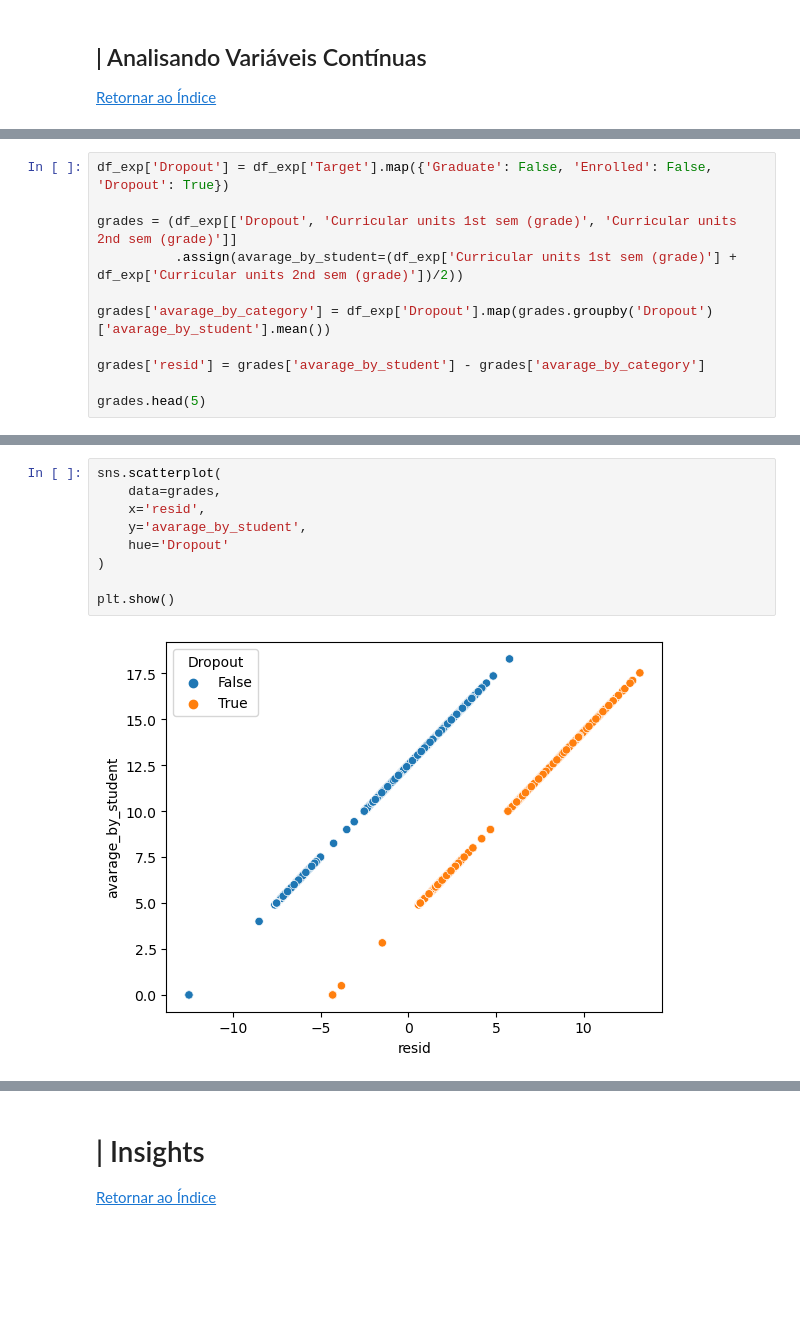
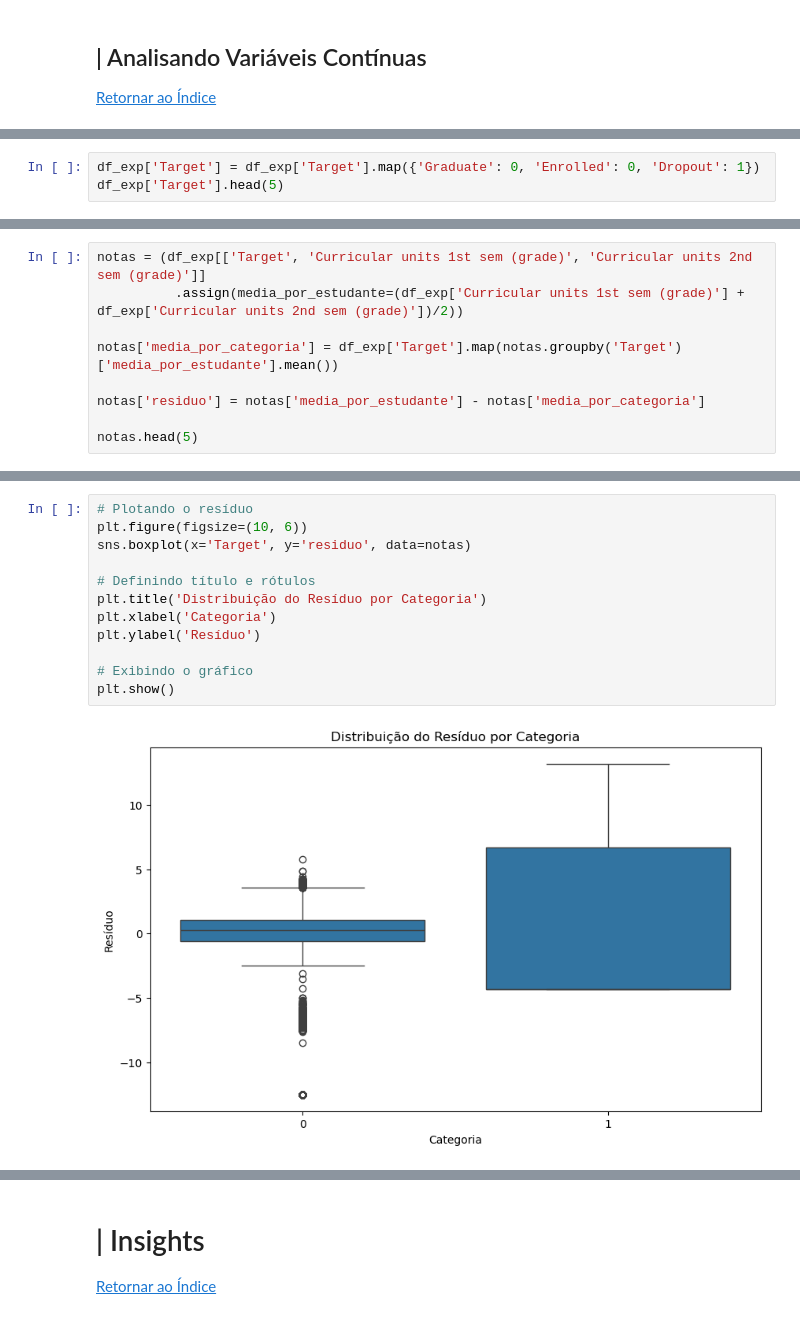
Before and after one commit to DuquePin/Final_Project_EBAC, a Jupyter notebook: notebooks/EDA.ipynb, the cells around one changed output, grey strips where cells are left out. Drawn from its saved outputs; the diff is of its cells as text; blank space fills up the shorter version.

Commit message:
finished-EDA-notebook
Data exploration analysis and generation of initial insights completed

```diff
--- a/notebooks/EDA.ipynb
+++ b/notebooks/EDA.ipynb
@@ -716,0 +935,3 @@ Onde:
+# %%
+df_exp['Target'] = df_exp['Target'].map({'Graduate': 0, 'Enrolled': 0, 'Dropout': 1})
+df_exp['Target'].head(5)
@@ -764,12 +975,10 @@ array(['Graduate', 'Dropout', 'Enrolled'], dtype=object)
 # %%
-df_exp['Dropout'] = df_exp['Target'].map({'Graduate': False, 'Enrolled': False, 'Dropout': True})
+notas = (df_exp[['Target', 'Curricular units 1st sem (grade)', 'Curricular units 2nd sem (grade)']]
+          .assign(media_por_estudante=(df_exp['Curricular units 1st sem (grade)'] + df_exp['Curricular units 2nd sem (grade)'])/2))
 
-grades = (df_exp[['Dropout', 'Curricular units 1st sem (grade)', 'Curricular units 2nd sem (grade)']]
-          .assign(avarage_by_student=(df_exp['Curricular units 1st sem (grade)'] + df_exp['Curricular units 2nd sem (grade)'])/2))
+notas['media_por_categoria'] = df_exp['Target'].map(notas.groupby('Target')['media_por_estudante'].mean())
 
-grades['avarage_by_category'] = df_exp['Dropout'].map(grades.groupby('Dropout')['avarage_by_student'].mean())
+notas['residuo'] = notas['media_por_estudante'] - notas['media_por_categoria']
 
-grades['resid'] = grades['avarage_by_student'] - grades['avarage_by_category']
-
-grades.head(5)
+notas.head(5)
 # %% [output]
@@ -806,12 +1020,15 @@ plt.show()
 # %%
-sns.scatterplot(
-    data=grades,
-    x='resid',
-    y='avarage_by_student',
-    hue='Dropout'
-)
+# Plotando o resíduo
+plt.figure(figsize=(10, 6))
+sns.boxplot(x='Target', y='residuo', data=notas)
 
+# Definindo título e rótulos
+plt.title('Distribuição do Resíduo por Categoria')
+plt.xlabel('Categoria')
+plt.ylabel('Resíduo')
+
+# Exibindo o gráfico
 plt.show()
 # %% [output]
-[figure, old version]
+[figure, new version]
 # %% [markdown]
```
Also changed, not shown: parts of 102 cells of this notebook, 3 other files.
